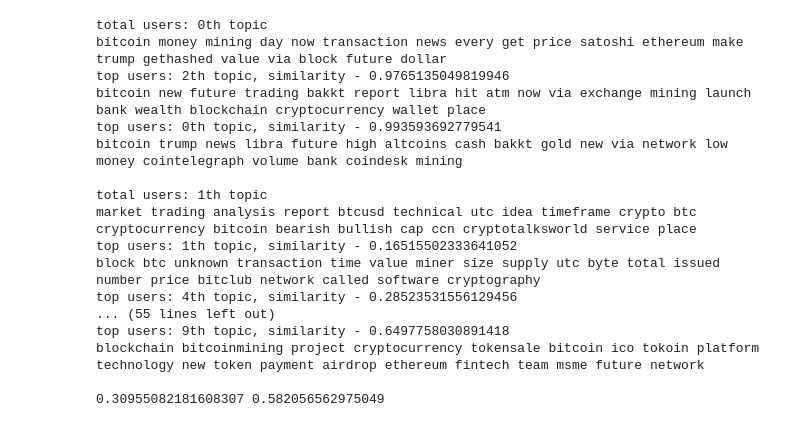
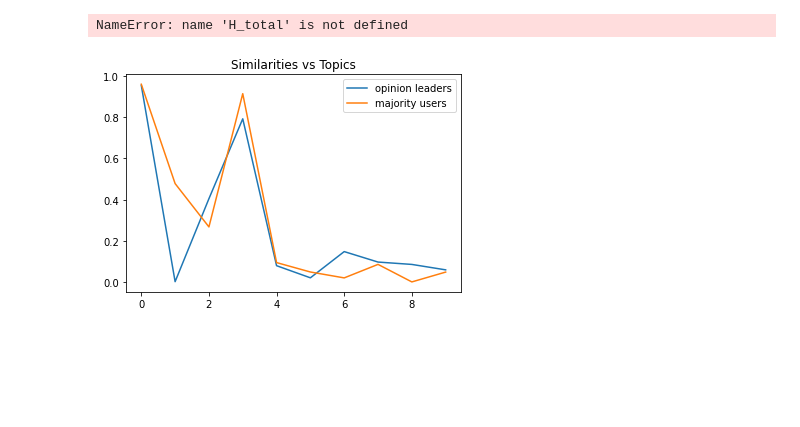
Before and after one commit to mdloucks/topic_modeling_research, a Jupyter notebook: user_analysis.ipynb, the cells around one changed output. Saved outputs shown, nothing was run; the diff lists cells and outputs as text; code cells hidden in the pictures; blank space fills up the shorter version.

Commit message:
similarity analysis

```diff
--- a/user_analysis.ipynb
+++ b/user_analysis.ipynb
@@ -39,0 +62,5 @@ len(user_score)
+# %%
+users = {u: len(v) for u, v in sorted(data['user_network'].adj.items(), key=lambda e: len(e[1]), reverse=True)}
+
+for user, n_adj in users.items():
+    print(user, n_adj, user_score[user])
@@ -46,7 +91,7 @@ total_len = len(data['posts'])
 tdm = dok_matrix((len(data['posts']), len(voca)), dtype=np.float32)
 for i, post in enumerate(data['posts']):
 
-    if counter % 30000 == 0:
+    if counter % 1000 == 0:
         print(f"\r{counter/total_len * 100:.2f}% done", end='')
 
     for word in post:
@@ -124,5 +151,5 @@ print(tdm.shape)
 # %%
-nmf = NMF(n_components=K, alpha=0.1, max_iter=500)
+nmf = NMF(n_components=K, alpha_H=0.1, alpha_W=0.1, max_iter=500)
 nmf.fit(tdm)
 H_top = nmf.components_
 # %%
@@ -162,11 +190,18 @@ _, low_indices = linear_sum_assignment(low_distances)
 
 top_similarity_average = 0
 low_similarity_average = 0
+
+top_similarities = []
+low_similarities = []
+
 for k in range(K):
     top_similarity = cosine_similarity(H_top[top_indices[k]].reshape(1, -1), H_total[k].reshape(1,-1))[0, 0]
     low_similarity = cosine_similarity(H_low[low_indices[k]].reshape(1, -1), H_total[k].reshape(1,-1))[0, 0]
     top_similarity_average += top_similarity
     low_similarity_average += low_similarity
+
+    top_similarities.append(top_similarity)
+    low_similarities.append(low_similarity)
 
     print(f"total users: {k}th topic")
     for i in H_total[k, :].argsort()[::-1][:20]:
@@ -178,7 +213,7 @@ for k in range(K):
         print(voca[i], end=' ')
     print()
 
-    print(f"top users: {low_indices[k]}th topic, similarity - {low_similarity}")
+    print(f"majority users: {low_indices[k]}th topic, similarity - {low_similarity}")
     for i in H_low[low_indices[k]].argsort()[::-1][:20]:
         print(voca[i], end=' ')
     print()
@@ -190,20 +225,17 @@ low_similarity_average /= K
 
 print(top_similarity_average, low_similarity_average)
 # %% [output]
-total users: 0th topic
-bitcoin money mining day now transaction news every get price satoshi ethereum make trump gethashed value via block future dollar
-top users: 2th topic, similarity - 0.9765135049819946
-bitcoin new future trading bakkt report libra hit atm now via exchange mining launch bank wealth blockchain cryptocurrency wallet place
-top users: 0th topic, similarity - 0.993593692779541
-bitcoin trump news libra future high altcoins cash bakkt gold new via network low money cointelegraph volume bank coindesk mining
-
-total users: 1th topic
-market trading analysis report btcusd technical utc idea timeframe crypto btc cryptocurrency bitcoin bearish bullish cap ccn cryptotalksworld service place
-top users: 1th topic, similarity - 0.16515502333641052
-block btc unknown transaction time value miner size supply utc byte total issued number price bitclub network called software cryptography
-top users: 4th topic, similarity - 0.28523531556129456
-... (55 lines left out)
-top users: 9th topic, similarity - 0.6497758030891418
-blockchain bitcoinmining project cryptocurrency tokensale bitcoin ico tokoin platform technology new token payment airdrop ethereum fintech team msme future network
-
-0.30955082181608307 0.582056562975049
+NameError: name 'H_total' is not defined
+# %%
+'''
+The graph of the similarity scores between majority and opinion leaders vs the H_total
+'''
+x = range(len(top_similarities))
+
+plt.title('Similarities vs Topics')
+plt.plot(x, top_similarities, label='opinion leaders')
+plt.plot(x, low_similarities, label='majority users')
+plt.legend()
+plt.show()
+# %% [output]
+[figure, added]
```
Also changed, not shown: parts of 11 cells of this notebook, 11 other files.
